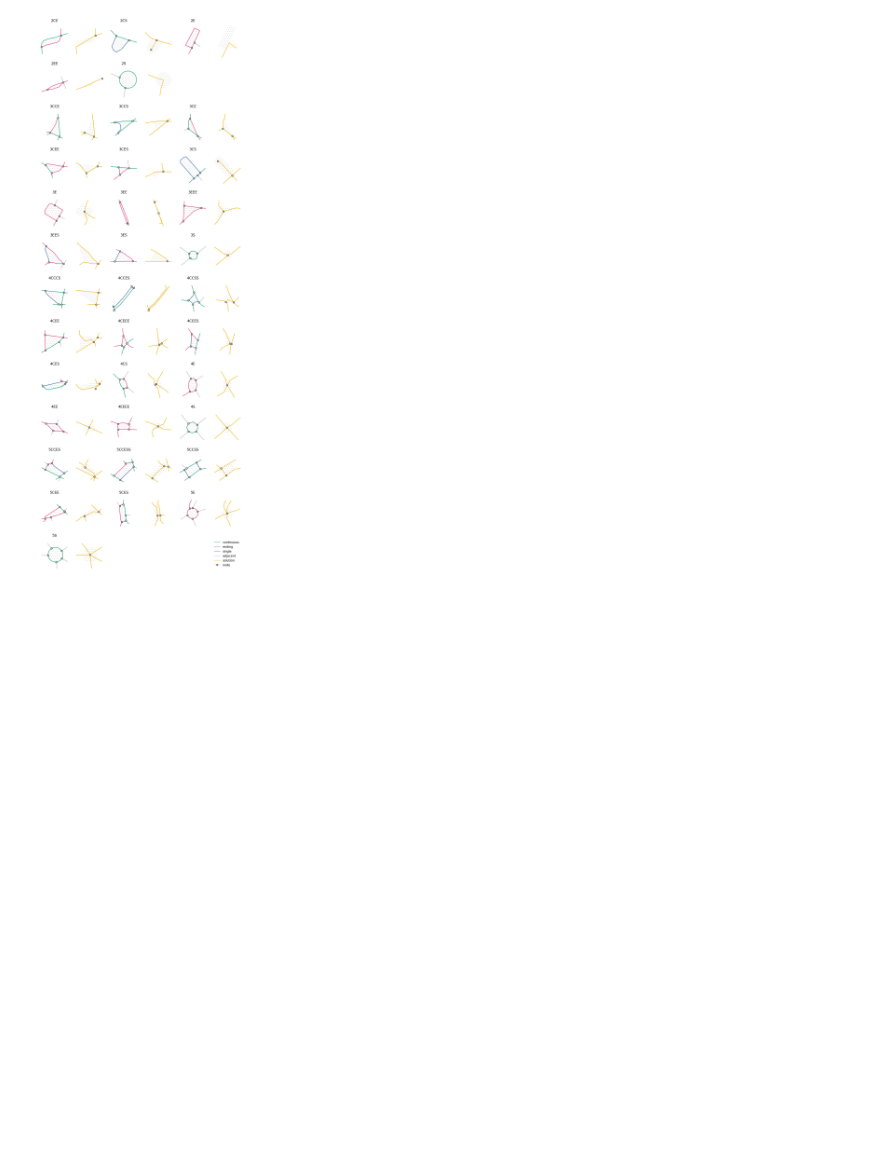
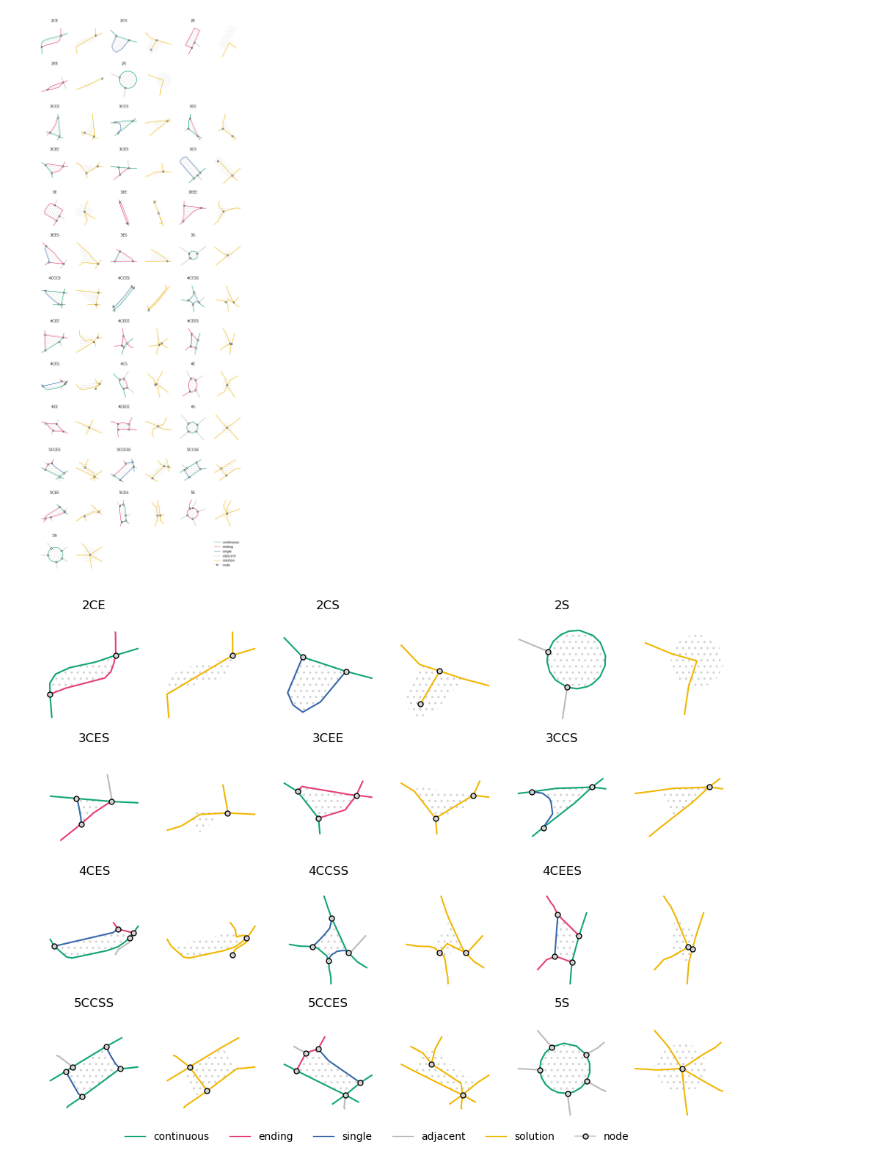
Before and after one commit to uscuni/simplification, a Jupyter notebook: notebooks/figures/ces_illustration.ipynb, the cells around one changed output. Saved outputs shown, nothing was run; the diff lists cells and outputs as text; code cells hidden in the pictures; blank space fills up the shorter version.

Commit message:
subset for paper

```diff
--- a/notebooks/figures/ces_illustration.ipynb
+++ b/notebooks/figures/ces_illustration.ipynb
@@ -237,3 +237,62 @@ for ext in ["png", "svg", "pdf"]:
     plt.savefig(f"../../illustrations/ces_liege.{ext}", bbox_inches="tight")
 # %% [output]
 [figure]
+# %%
+fig, axs = plt.subplots(4, 6, figsize=(12, 9))
+row = 0
+ces_subset = [
+    "2CE",
+    "2CS",
+    "2S",
+    "3CES",
+    "3CEE",
+    "3CCS",
+    "4CES",
+    "4CCSS",
+    "4CEES",
+    "5CCSS",
+    "5CCES",
+    "5S",
+]
+loc = 0
+for ces in ces_subset:
+    if loc >= axs.shape[1]:  # Move to the next row if current row is full
+        row += 1
+        loc = 0
+    geom = artifacts[artifacts.ces_type == ces].geometry.iloc[0]
+    core.viz.ces.plot_ces(roads, geom, axs[row, loc])
+    axs[row, loc].set_title(ces)
+    core.viz.ces.plot_simplified(simplified, geom, axs[row, loc + 1])
+    loc += 2
+for ax in axs.flat:
+    ax.set_axis_off()
+
+legend_elements = [
+    Line2D([0], [0], color="#11A579", lw=1, label="continuous"),
+    Line2D([0], [0], color="#E73F74", lw=1, label="ending"),
+    Line2D([0], [0], color="#3969AC", lw=1, label="single"),
+    Line2D([0], [0], color="#bbbbbb", lw=1, label="adjacent"),
+    Line2D([0], [0], color="#F2B701", lw=1, label="solution"),
+    Line2D(
+        [0],
+        [0],
+        marker="o",
+        color="lightgrey",
+        markeredgecolor="k",
+        markersize=5,
+        label="node",
+    ),
+]
+
+# Add legend to the plot
+axs[-1, 1].legend(
+    handles=legend_elements,
+    loc="lower center",
+    bbox_to_anchor=(2.2, -0.3),
+    frameon=False,
+    ncols=6,
+)
+for ext in ["png", "svg", "pdf"]:
+    plt.savefig(f"../../illustrations/ces_liege_subset.{ext}", bbox_inches="tight")
+# %% [output]
+[figure, added]
```
Also changed, not shown: 6 other files.
